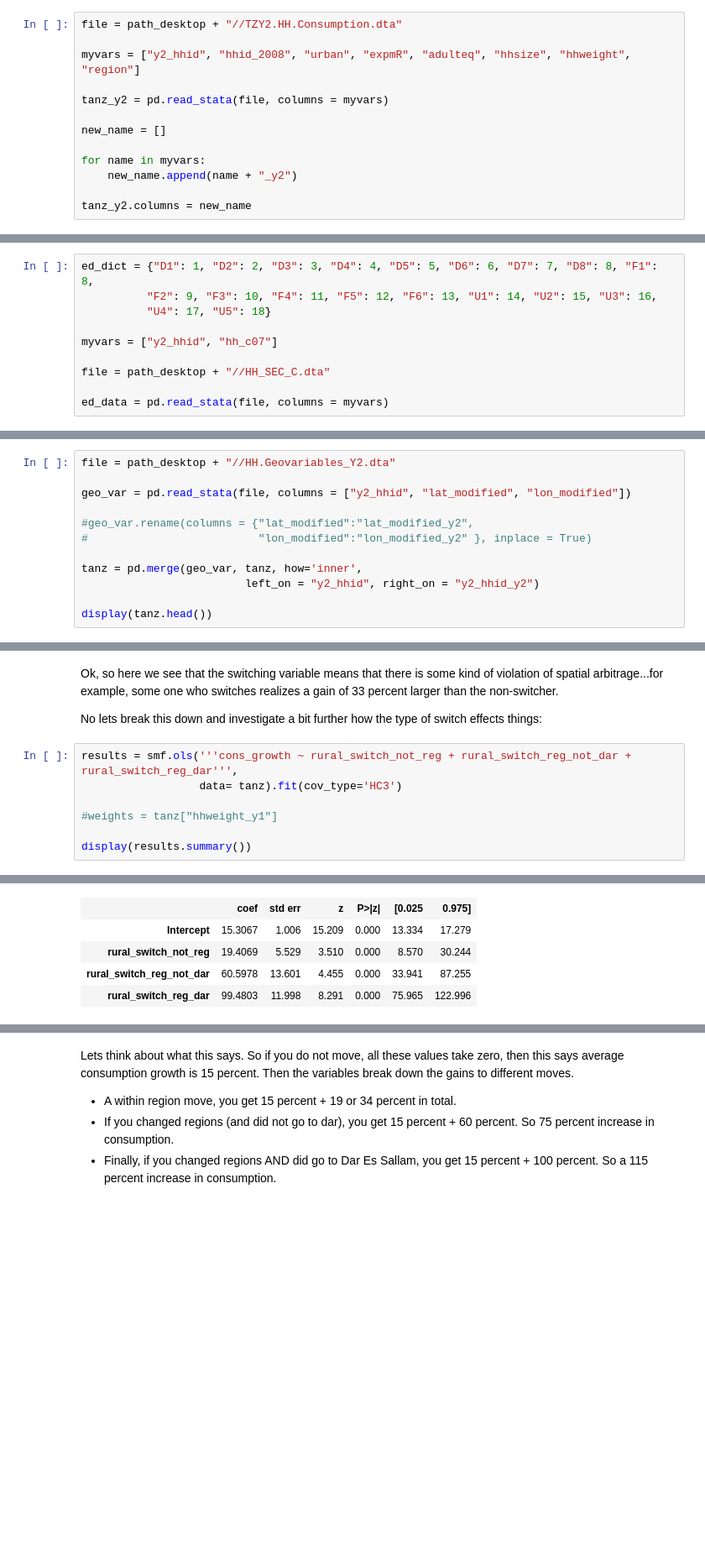
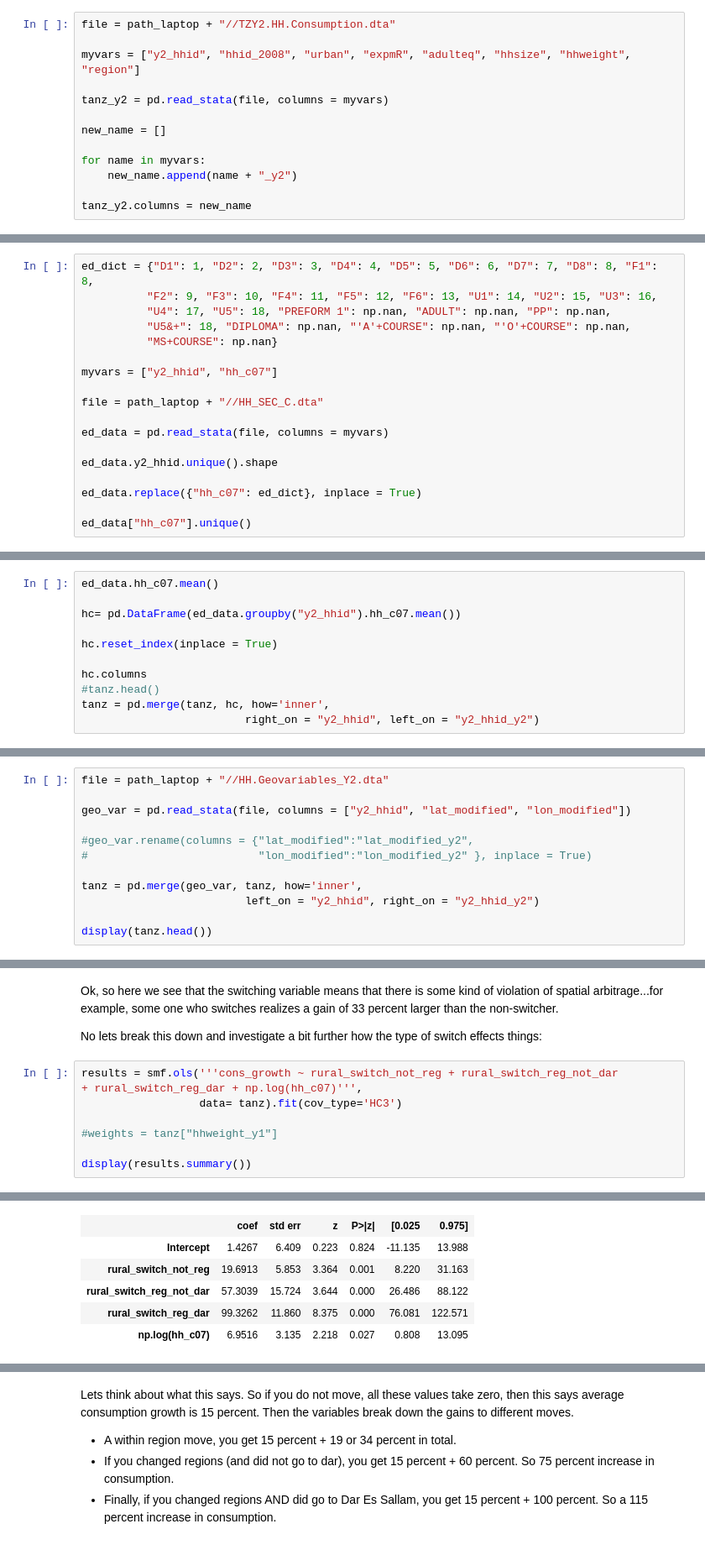
Before and after one commit to mwaugh0328/Data_Bootcamp_Final_Project, a Jupyter notebook: Waugh_Final_Project.ipynb, the cells around one changed output, grey strips where cells are left out. Shown at 84% size. Saved outputs shown, nothing was run; the diff lists cells and outputs as text; blank space fills up the shorter version.

```diff
--- a/Waugh_Final_Project.ipynb
+++ b/Waugh_Final_Project.ipynb
@@ -102,7 +102,7 @@ display(tanz_y1.head(5))
 # %% [markdown]
 #### Bring in Year 2 Consumption Data
 # %%
-file = path_desktop + "//TZY2.HH.Consumption.dta"
+file = path_laptop + "//TZY2.HH.Consumption.dta"
 
 myvars = ["y2_hhid", "hhid_2008", "urban", "expmR", "adulteq", "hhsize", "hhweight", "region"]
 
@@ -177,10 +177,18 @@ Looks like nothing was dropped. Future investigations should look at how the sam
 # %%
 ed_dict = {"D1": 1, "D2": 2, "D3": 3, "D4": 4, "D5": 5, "D6": 6, "D7": 7, "D8": 8, "F1": 8,
           "F2": 9, "F3": 10, "F4": 11, "F5": 12, "F6": 13, "U1": 14, "U2": 15, "U3": 16,
-          "U4": 17, "U5": 18}
+          "U4": 17, "U5": 18, "PREFORM 1": np.nan, "ADULT": np.nan, "PP": np.nan,
+          "U5&+": 18, "DIPLOMA": np.nan, "'A'+COURSE": np.nan, "'O'+COURSE": np.nan,
+          "MS+COURSE": np.nan}
 
 myvars = ["y2_hhid", "hh_c07"]
 
-file = path_desktop + "//HH_SEC_C.dta"
+file = path_laptop + "//HH_SEC_C.dta"
 
 ed_data = pd.read_stata(file, columns = myvars)
+
+ed_data.y2_hhid.unique().shape
+
+ed_data.replace({"hh_c07": ed_dict}, inplace = True)
+
+ed_data["hh_c07"].unique()
@@ -191,9 +198,20 @@ ed_data.y2_hhid.unique().shape
+# %%
+ed_data.hh_c07.mean()
+
+hc= pd.DataFrame(ed_data.groupby("y2_hhid").hh_c07.mean())
+
+hc.reset_index(inplace = True)
+
+hc.columns
+#tanz.head()
+tanz = pd.merge(tanz, hc, how='inner',
+                         right_on = "y2_hhid", left_on = "y2_hhid_y2")
 # %% [markdown]
 #### Merge with Year 2 Geography Variables
 
 Below, I merge stuff in with the year 2 geography stuff... I tried to bring in year 1, but the geography variables are exactly the same! See all the commented code below.
 # %%
-file = path_desktop + "//HH.Geovariables_Y2.dta"
+file = path_laptop + "//HH.Geovariables_Y2.dta"
 
 geo_var = pd.read_stata(file, columns = ["y2_hhid", "lat_modified", "lon_modified"])
 
@@ -854,7 +887,8 @@ Ok, so here we see that the switching variable means that there is some kind of
 
 No lets break this down and investigate a bit further how the type of switch effects things:
 # %%
-results = smf.ols('''cons_growth ~ rural_switch_not_reg + rural_switch_reg_not_dar + rural_switch_reg_dar''',
+results = smf.ols('''cons_growth ~ rural_switch_not_reg + rural_switch_reg_not_dar
++ rural_switch_reg_dar + np.log(hh_c07)''',
                   data= tanz).fit(cov_type='HC3')
 
 #weights = tanz["hhweight_y1"]
@@ -873,6 +907,7 @@ OLS Regression Results
 | Covariance Type: | HC3 |  |  |
 |  | coef | std err | z | P>|z| | [0.025 | 0.975] |
-| Intercept | 15.3067 | 1.006 | 15.209 | 0.000 | 13.334 | 17.279 |
-| rural_switch_not_reg | 19.4069 | 5.529 | 3.510 | 0.000 | 8.570 | 30.244 |
-| rural_switch_reg_not_dar | 60.5978 | 13.601 | 4.455 | 0.000 | 33.941 | 87.255 |
-| rural_switch_reg_dar | 99.4803 | 11.998 | 8.291 | 0.000 | 75.965 | 122.996 |
+| Intercept | 1.4267 | 6.409 | 0.223 | 0.824 | -11.135 | 13.988 |
+| rural_switch_not_reg | 19.6913 | 5.853 | 3.364 | 0.001 | 8.220 | 31.163 |
+| rural_switch_reg_not_dar | 57.3039 | 15.724 | 3.644 | 0.000 | 26.486 | 88.122 |
+| rural_switch_reg_dar | 99.3262 | 11.860 | 8.375 | 0.000 | 76.081 | 122.571 |
+| np.log(hh_c07) | 6.9516 | 3.135 | 2.218 | 0.027 | 0.808 | 13.095 |
```
Also changed, not shown: parts of 12 cells of this notebook.
